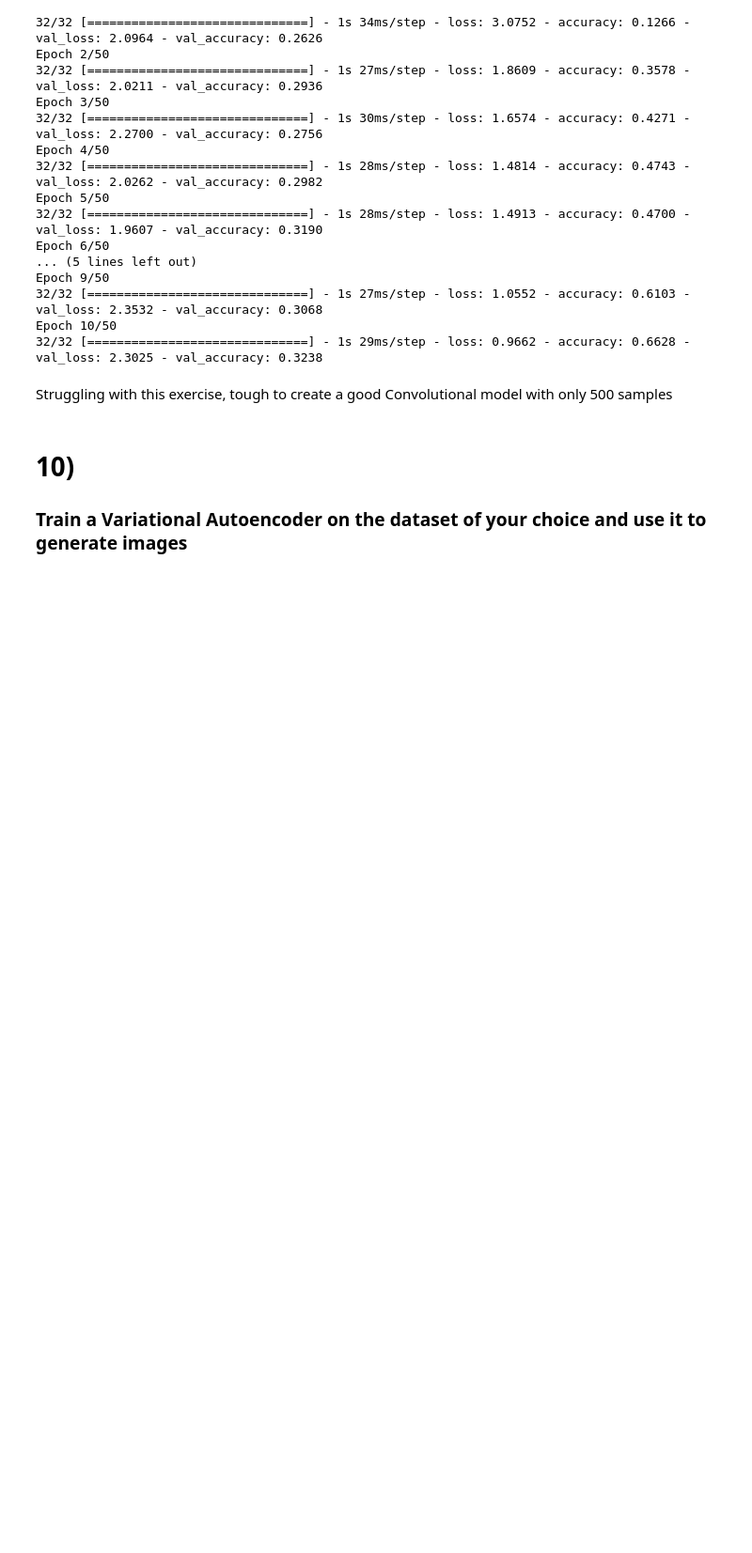
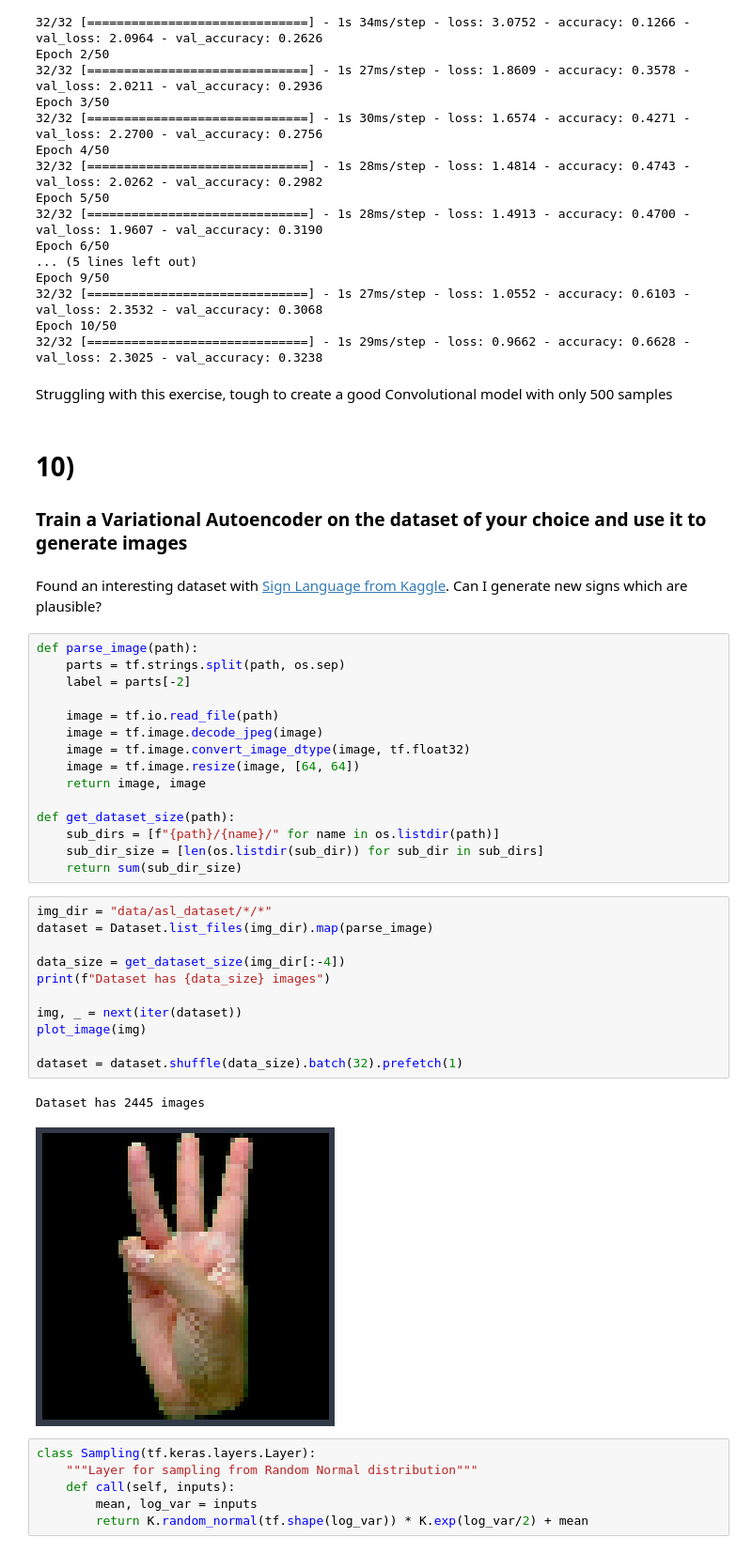
Before and after one commit to amaralcs/homl, a Jupyter notebook: 17_autoencoders_gans_exercises.ipynb, the cells around one changed output. Shown at 94% size. Cells and saved outputs as stored; diff of their text form; blank space fills up the shorter version.

```diff
--- a/17_autoencoders_gans_exercises.ipynb
+++ b/17_autoencoders_gans_exercises.ipynb
@@ -381,3 +384,40 @@ Struggling with this exercise, tough to create a good Convolutional model with o
 # %% [markdown]
 # 10)
 ### Train a Variational Autoencoder on the dataset of your choice and use it to generate images
+# %% [markdown]
+Found an interesting dataset with [Sign Language from Kaggle](https://www.kaggle.com/ayuraj/asl-dataset). Can I generate new signs which are plausible?
+# %%
+def parse_image(path):
+    parts = tf.strings.split(path, os.sep)
+    label = parts[-2]
+
+    image = tf.io.read_file(path)
+    image = tf.image.decode_jpeg(image)
+    image = tf.image.convert_image_dtype(image, tf.float32)
+    image = tf.image.resize(image, [64, 64])
+    return image, image
+
+def get_dataset_size(path):
+    sub_dirs = [f"{path}/{name}/" for name in os.listdir(path)]
+    sub_dir_size = [len(os.listdir(sub_dir)) for sub_dir in sub_dirs]
+    return sum(sub_dir_size)
+# %%
+img_dir = "data/asl_dataset/*/*"
+dataset = Dataset.list_files(img_dir).map(parse_image)
+
+data_size = get_dataset_size(img_dir[:-4])
+print(f"Dataset has {data_size} images")
+
+img, _ = next(iter(dataset))
+plot_image(img)
+
+dataset = dataset.shuffle(data_size).batch(32).prefetch(1)
+# %% [output]
+Dataset has 2445 images
+[figure, added]
+# %%
+class Sampling(tf.keras.layers.Layer):
+    """Layer for sampling from Random Normal distribution"""
+    def call(self, inputs):
+        mean, log_var = inputs
+        return K.random_normal(tf.shape(log_var)) * K.exp(log_var/2) + mean
```
Also changed, not shown: parts of 8 cells of this notebook.
